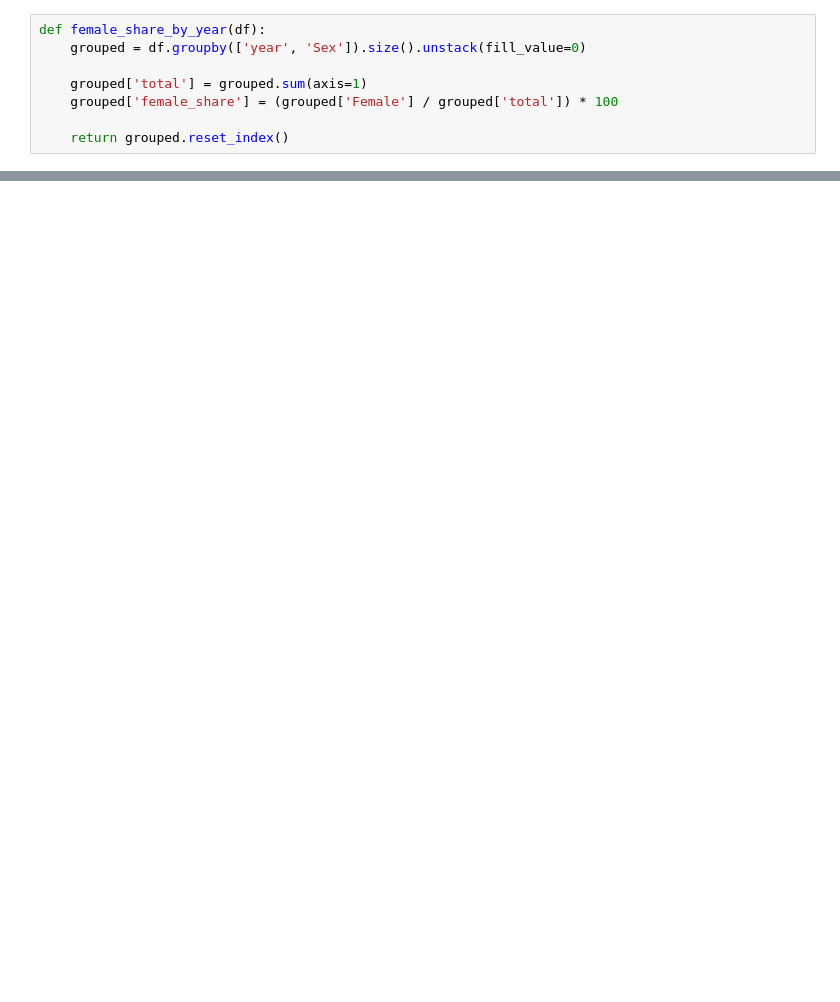
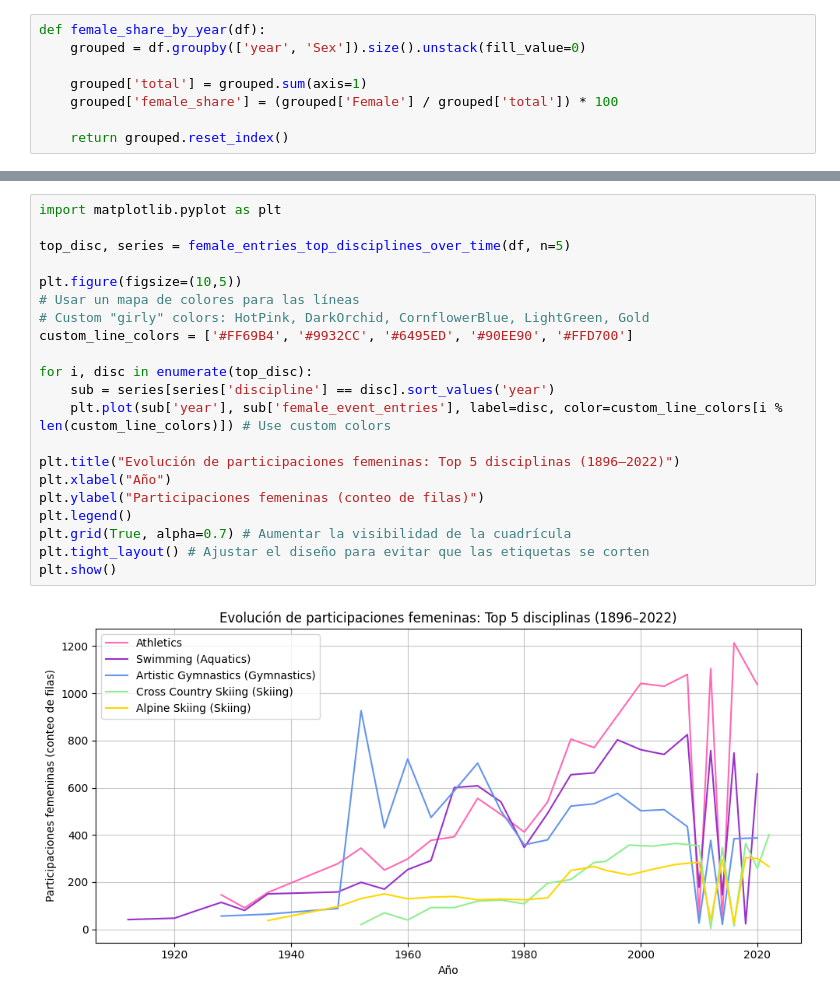
Before and after one commit to A-n9ie/proyecto_analisis_datos_IC2026, a Jupyter notebook: github_colab.ipynb, the cells around one changed output, grey strips where cells are left out. Drawn from its saved outputs; the diff is of its cells as text; blank space fills up the shorter version.

```diff
--- a/github_colab.ipynb
+++ b/github_colab.ipynb
@@ -123,0 +162,23 @@ plt.show()
+# %%
+import matplotlib.pyplot as plt
+
+top_disc, series = female_entries_top_disciplines_over_time(df, n=5)
+
+plt.figure(figsize=(10,5))
+# Usar un mapa de colores para las líneas
+# Custom "girly" colors: HotPink, DarkOrchid, CornflowerBlue, LightGreen, Gold
+custom_line_colors = ['#FF69B4', '#9932CC', '#6495ED', '#90EE90', '#FFD700']
+
+for i, disc in enumerate(top_disc):
+    sub = series[series['discipline'] == disc].sort_values('year')
+    plt.plot(sub['year'], sub['female_event_entries'], label=disc, color=custom_line_colors[i % len(custom_line_colors)]) # Use custom colors
+
+plt.title("Evolución de participaciones femeninas: Top 5 disciplinas (1896–2022)")
+plt.xlabel("Año")
+plt.ylabel("Participaciones femeninas (conteo de filas)")
+plt.legend()
+plt.grid(True, alpha=0.7) # Aumentar la visibilidad de la cuadrícula
+plt.tight_layout() # Ajustar el diseño para evitar que las etiquetas se corten
+plt.show()
+# %% [output]
+[figure, added]
```
Also changed, not shown: parts of 19 cells of this notebook.
